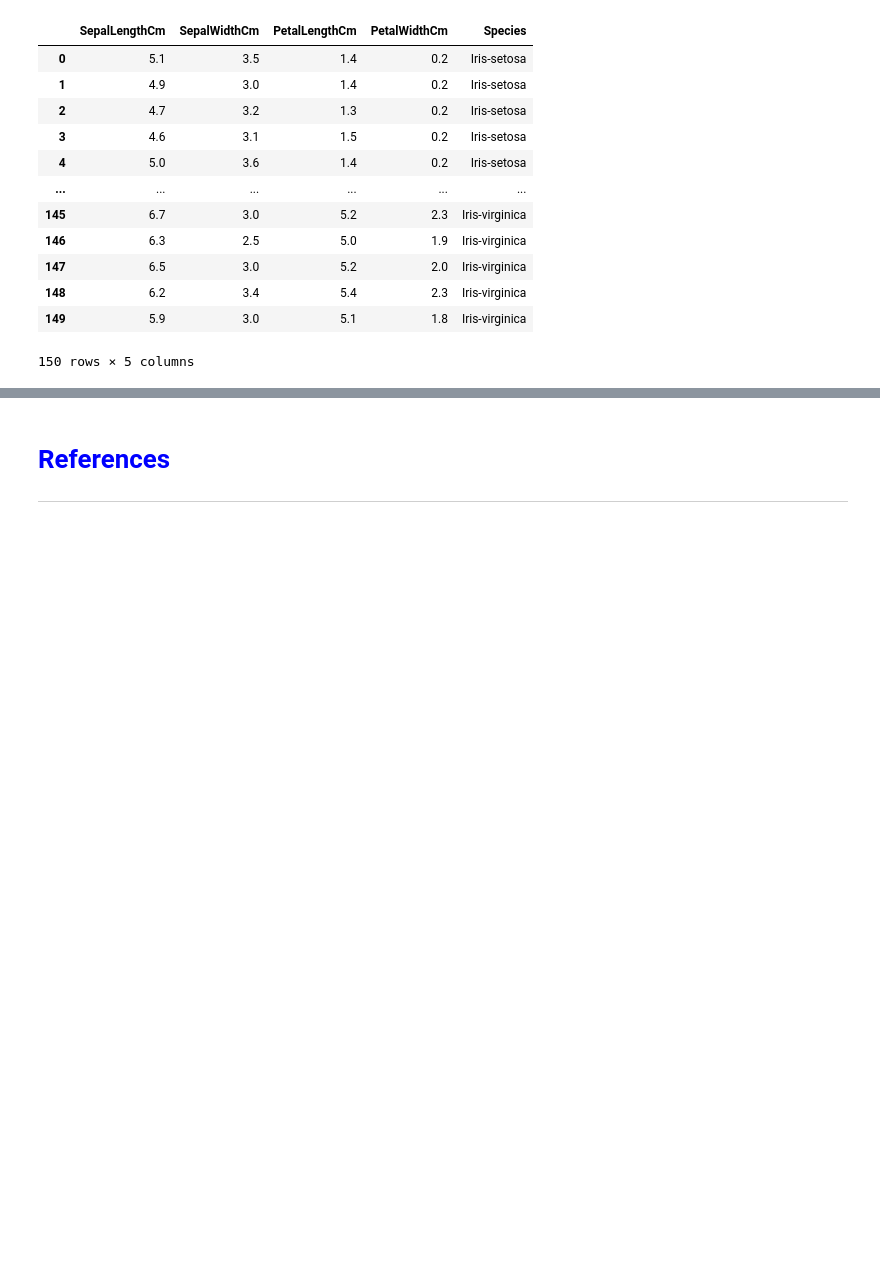
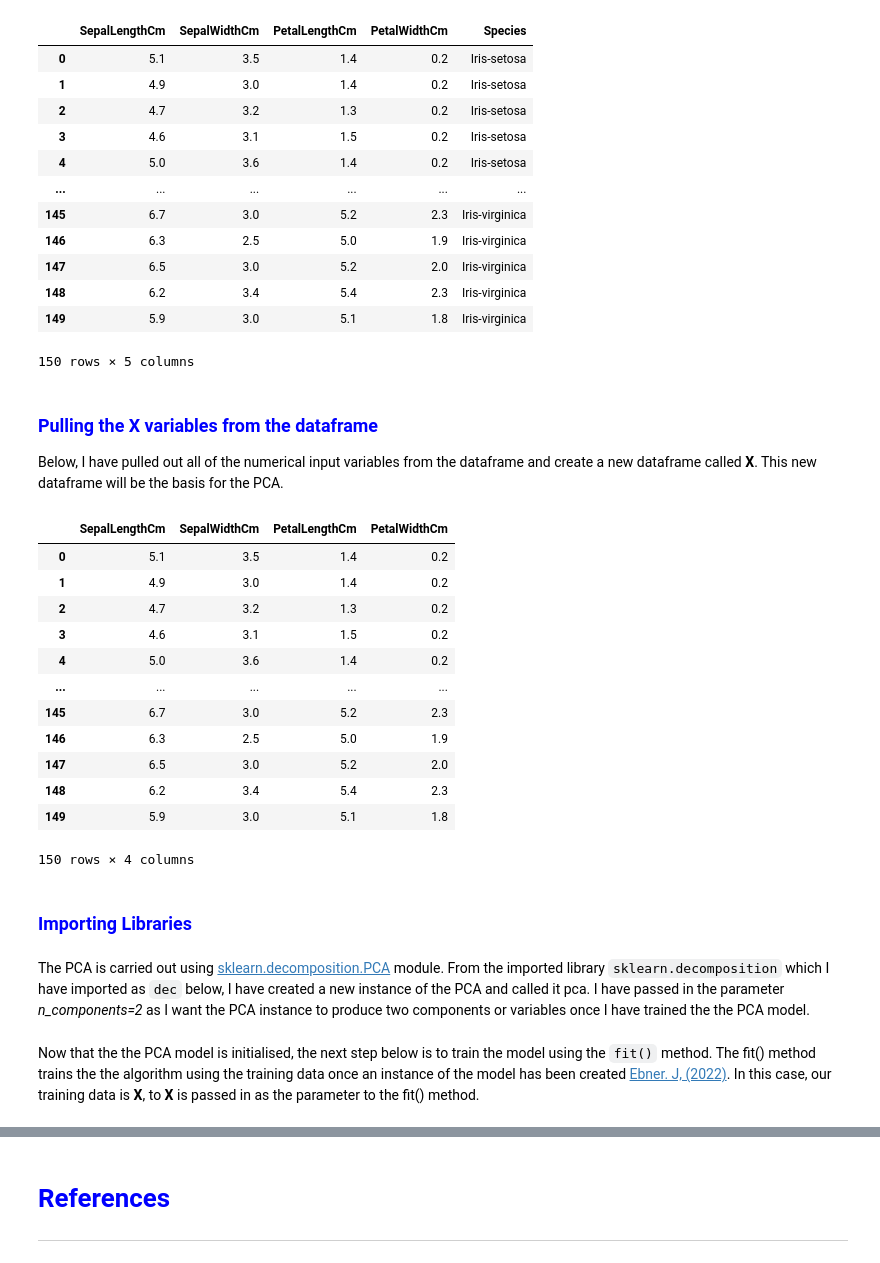
Before and after one commit to OCorry/machine_learning_and_statistics_2023, a Jupyter notebook: tasks.ipynb, the cells around one changed output, grey strips where cells are left out. Drawn from its saved outputs; the diff is of its cells as text; code cells hidden in the pictures; blank space fills up the shorter version.

```diff
--- a/tasks.ipynb
+++ b/tasks.ipynb
@@ -980,3 +980,29 @@ df
 | 148 | 6.2 | 3.4 | 5.4 | 2.3 | Iris-virginica |
 | 149 | 5.9 | 3.0 | 5.1 | 1.8 | Iris-virginica |
 150 rows × 5 columns
+# %% [markdown]
+### <span style ="color:blue">Pulling the X variables from the dataframe</span>
+
+Below, I have pulled out all of the numerical input variables from the dataframe and create a new dataframe called **X**. This new dataframe will be the basis for the PCA.
+# %%
+# Creating a new dataframe X with only the independent numerical variables
+X = df[["SepalLengthCm","SepalWidthCm","PetalLengthCm","PetalWidthCm"]]
+
+# Show X
+X
+# %% [output]
+|  | SepalLengthCm | SepalWidthCm | PetalLengthCm | PetalWidthCm |
+| 0 | 5.1 | 3.5 | 1.4 | 0.2 |
+| 1 | 4.9 | 3.0 | 1.4 | 0.2 |
+| 2 | 4.7 | 3.2 | 1.3 | 0.2 |
+| 3 | 4.6 | 3.1 | 1.5 | 0.2 |
+| 4 | 5.0 | 3.6 | 1.4 | 0.2 |
+| ... | ... | ... | ... | ... |
+| 145 | 6.7 | 3.0 | 5.2 | 2.3 |
+| 146 | 6.3 | 2.5 | 5.0 | 1.9 |
+| 147 | 6.5 | 3.0 | 5.2 | 2.0 |
+| 148 | 6.2 | 3.4 | 5.4 | 2.3 |
+| 149 | 5.9 | 3.0 | 5.1 | 1.8 |
+150 rows × 4 columns
+# %% [markdown]
+### <span style ="color:blue">Importing Libraries</span>
@@ -982,0 +1012,2 @@ df
+# %% [markdown]
+The PCA is carried out using [sklearn.decomposition.PCA](https://scikit-learn.org/stable/modules/generated/sklearn.decomposition.PCA.html) module. From the imported library ``sklearn.decomposition`` which I have imported as ``dec``  below, I have created a new instance of the PCA and called it pca. I have passed in the parameter *n_components=2* as I want the PCA instance to produce two components or variables once I have trained the the PCA model.
@@ -982,0 +1018,2 @@ df
+# %% [markdown]
+Now that the the PCA model is initialised, the next step below is to train the model using the ``fit()`` method. The fit() method trains the the algorithm using the training data once an instance of the model has been created [Ebner. J, (2022)](https://www.sharpsightlabs.com/blog/sklearn-fit/). In this case, our training data is **X**, to **X** is passed in as the parameter to the fit() method.
```
Also changed, not shown: parts of 14 cells of this notebook.
